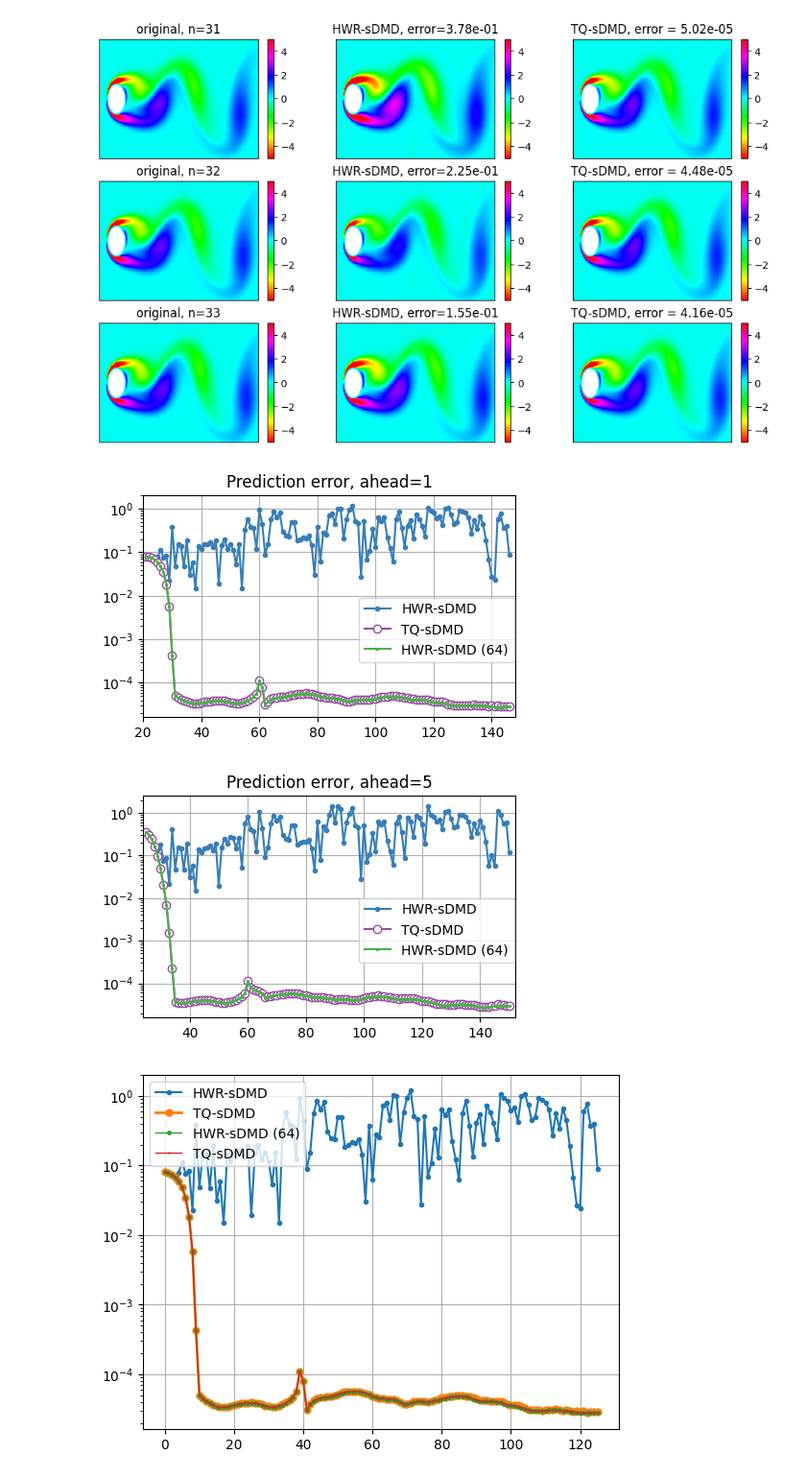
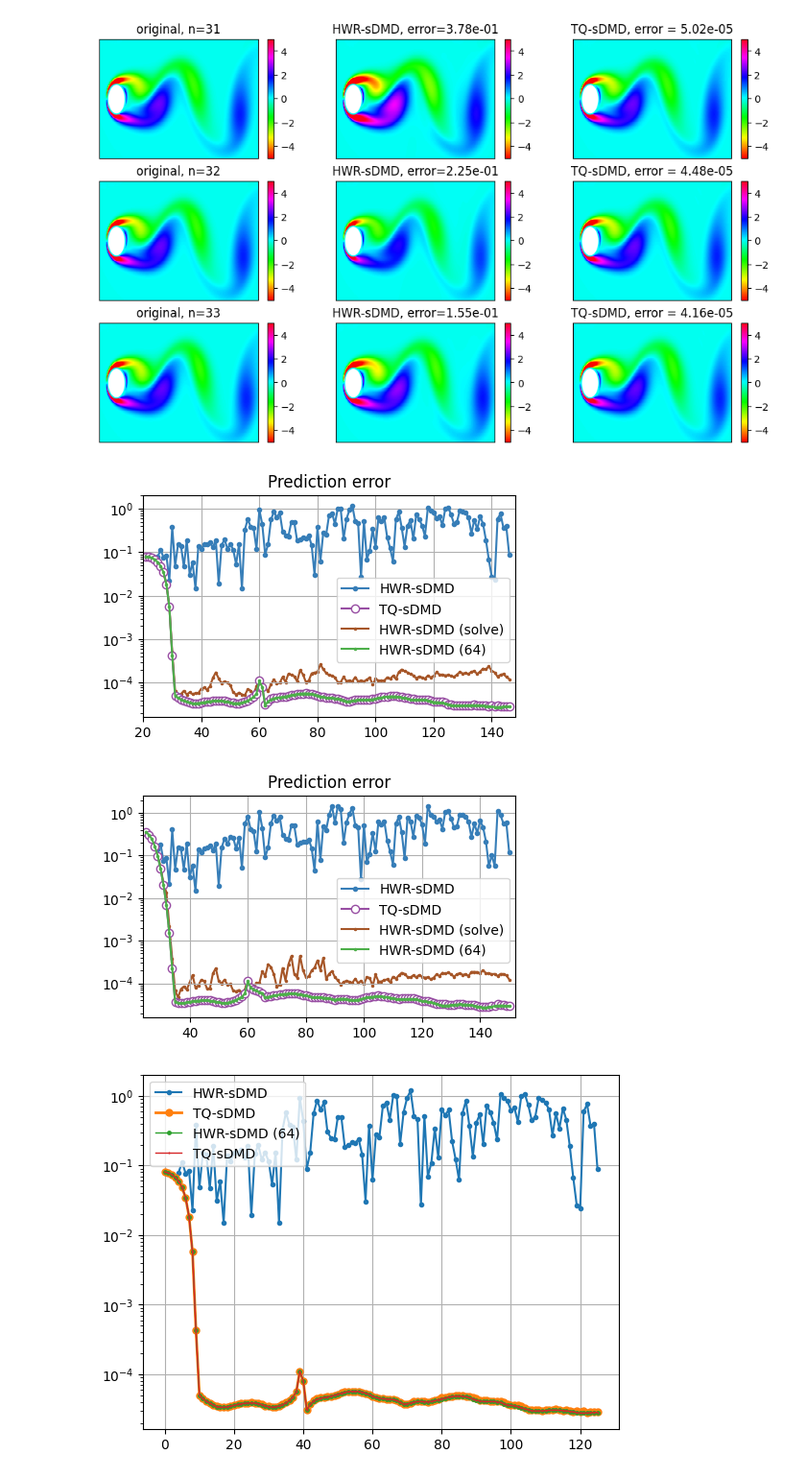
Before and after one commit to ela-d/New-Robust-Streaming-DMD, a Jupyter notebook: Vorticity_example – fig2-fig3 - single.ipynb, the cells around one changed output. Shown at 96% size. Cells and saved outputs as stored; diff of their text form; code cells hidden in the pictures.

```diff
--- a/Vorticity_example – fig2-fig3 - single.ipynb
+++ b/Vorticity_example – fig2-fig3 - single.ipynb
@@ -352,27 +410,31 @@ which = 0
 plt.figure(figsize=(5,3))
 plt.plot([[i] for i in range (21+which, 147+which)], res_H[:, which], label="HWR-sDMD", c=CB_color_cycle[0], ls="-", marker=".",)
 plt.plot([[i] for i in range (21+which, 147+which)], res_H_LQ[:,which], label="TQ-sDMD", c=CB_color_cycle[5], ls="-", marker="o", markersize=6, markerfacecolor="white")
+plt.plot([[i] for i in range (21+which, 147+which)], res_H_solve[:,which], label="HWR-sDMD (solve)", c=CB_color_cycle[4], ls="-", marker=".", markersize=3, zorder=0)
 plt.plot([[i] for i in range (21+which, 147+which)], res_H_double[:,which], label="HWR-sDMD (64)", c=CB_color_cycle[2], ls="-", marker=".", markersize=3)
 plt.grid()
 plt.xlim(20+which,148+which)
-plt.legend(loc=(0.58, 0.25))
-plt.title("Prediction error, ahead={}".format(which+1))
+plt.legend(loc=(0.52, 0.25))
+plt.title("Prediction error")
+#plt.title("Prediction error, ahead={}".format(which+1))
 plt.yscale('log')
 # %% [output]
-[figure, old version]
+[figure, new version]
 # %%
 which = 4
 plt.figure(figsize=(5,3))
 plt.plot([[i] for i in range (21+which, 147+which)], res_H[:, which], label="HWR-sDMD", c=CB_color_cycle[0], ls="-", marker=".",)
 plt.plot([[i] for i in range (21+which, 147+which)], res_H_LQ[:,which], label="TQ-sDMD", c=CB_color_cycle[5], ls="-", marker="o", markersize=6, markerfacecolor="white")
+plt.plot([[i] for i in range (21+which, 147+which)], res_H_solve[:,which], label="HWR-sDMD (solve)", c=CB_color_cycle[4], ls="-", marker=".", markersize=3, zorder=0)
 plt.plot([[i] for i in range (21+which, 147+which)], res_H_double[:,which], label="HWR-sDMD (64)", c=CB_color_cycle[2], ls="-", marker=".", markersize=3)
 plt.grid()
 plt.xlim(20+which,148+which)
-plt.legend(loc=(0.58, 0.25))
-plt.title("Prediction error, ahead={}".format(which+1))
+plt.legend(loc=(0.52, 0.25))
+plt.title("Prediction error")
+#plt.title("Prediction error, ahead={}".format(which+1))
 plt.yscale('log')
 # %% [output]
-[figure, old version]
+[figure, new version]
 # %%
 ####       TQ-sDMD (64) - all error norms
 ############################################################################################################
```
Also changed, not shown: parts of 2 cells of this notebook, 1 other file.
